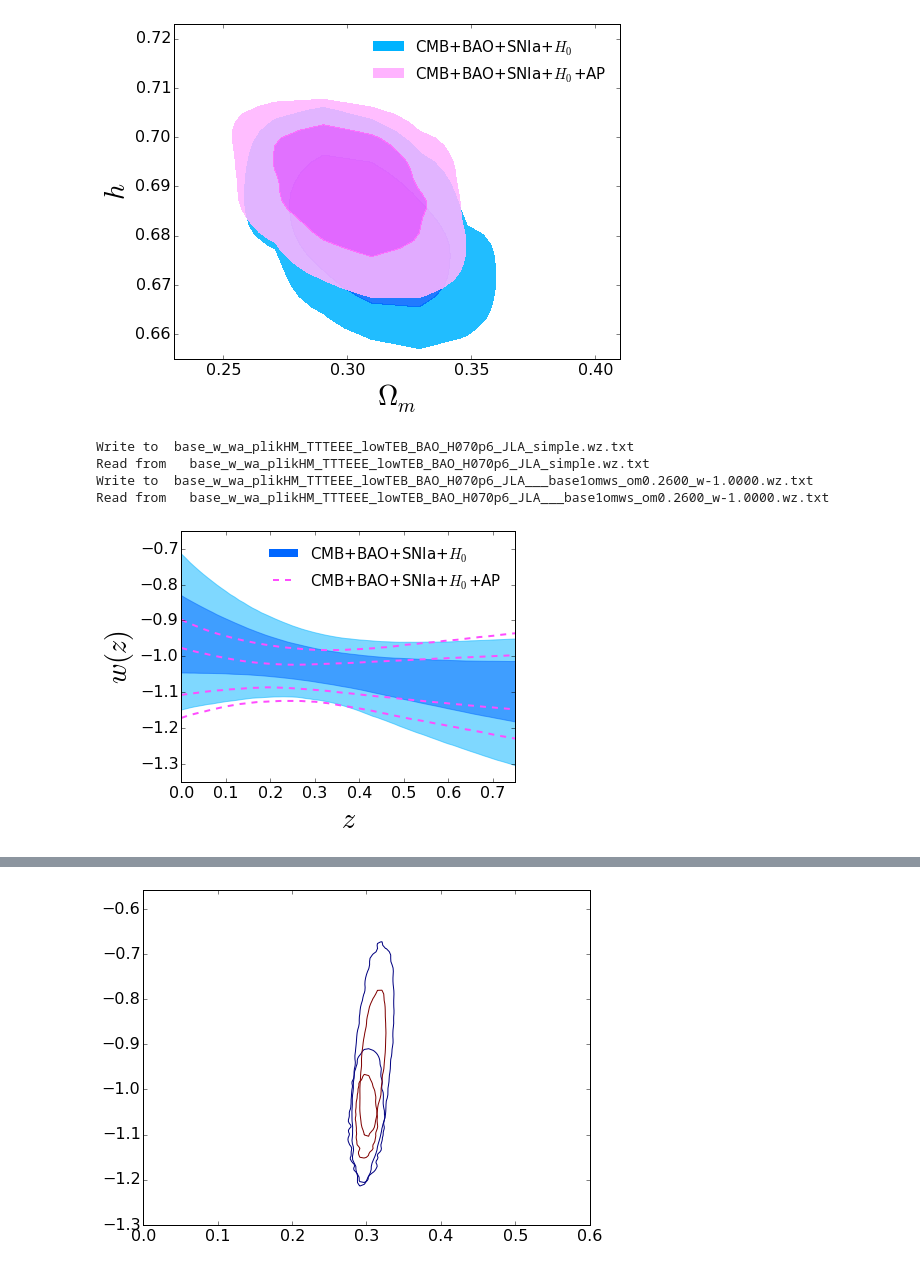
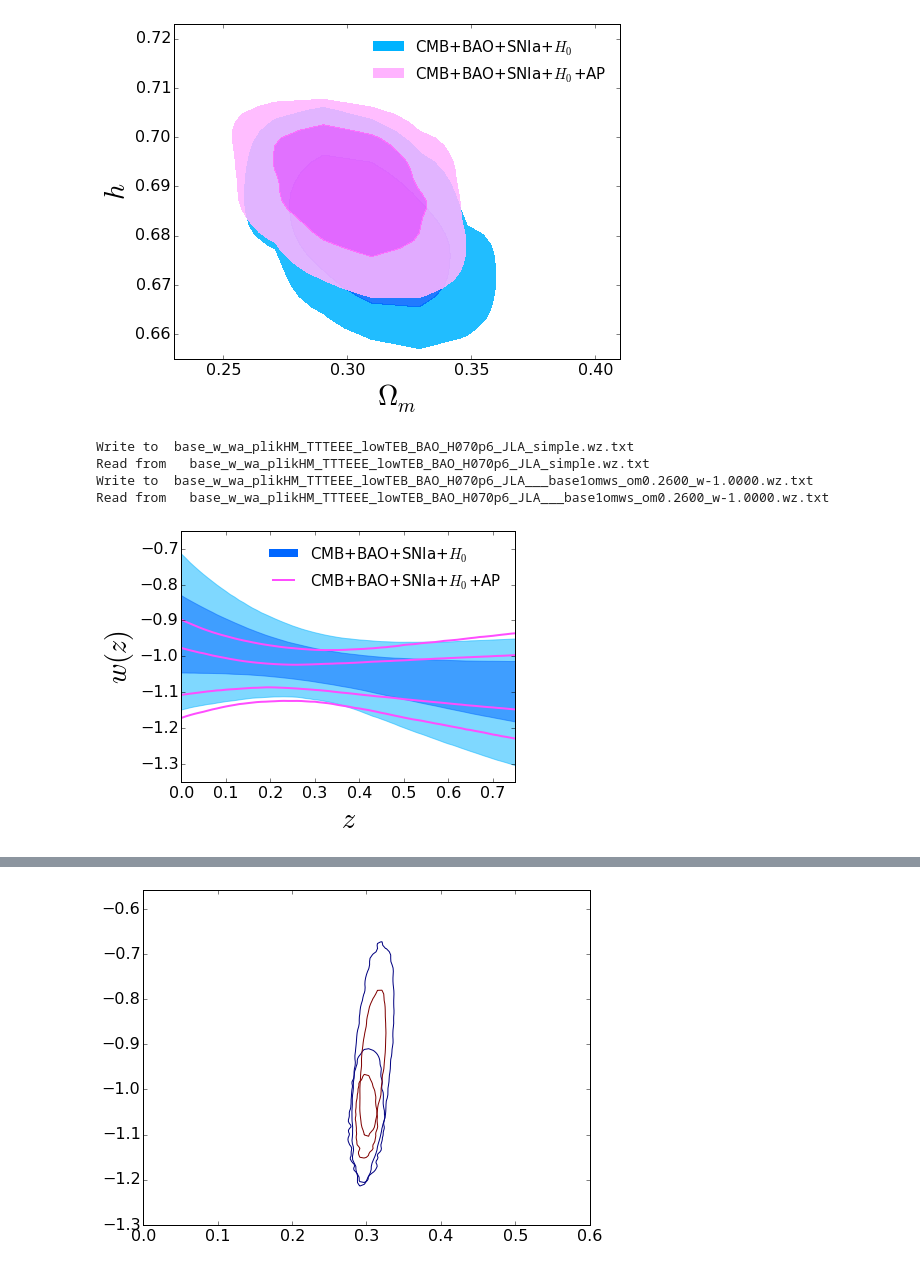
Before and after one commit to xiaodongli1986/2PCF_AP, a Jupyter notebook: 6.Plot_Contour_Draft.ipynb, the cells around one changed output, grey strips where cells are left out. Cells and saved outputs as stored; diff of their text form; code cells hidden in the pictures.

```diff
--- a/6.Plot_Contour_Draft.ipynb
+++ b/6.Plot_Contour_Draft.ipynb
@@ -335,6 +441,7 @@ iplot = 0
 for basename in [
   'base_w_wa_plikHM_TTTEEE_lowTEB_BAO_H070p6_JLA_simple',
   'base_w_wa_plikHM_TTTEEE_lowTEB_BAO_H070p6_JLA___base1omws_om0.2600_w-1.0000',
+  #'base_w_wa_plikHM_TTTEEE_lowTEB_BAO_H070p6_JLA___base1omws_om0.2600_w-1.0000_NoSysCor',
     ]:
 
         if False:
@@ -352,6 +459,7 @@ for basename in [
                     wzs = [w0+wa*z/(1.0+z) for z in zs]
                     nowf2.write(array_to_str_fmtted([float(weight),float(lnlike)]+wzs, fmt='%.4f')+'\n')
                 nowf1.close(); nowf2.close()
+        #continue
         if True:
             margfile = '/home/xiaodongli/software/cosmomcs/12Oct_generic/'+basename + '_wz.margestats'
             nowf = open(basename+'.wz.txt', 'w');  margf = open(margfile,'r')
@@ -371,42 +479,49 @@ for basename in [
                 nowlab = 'CMB+BAO+SNIa+$H_0$'
                 C1, C2 = [0,0.7,1],[0,0.4,1]
                 alpha = 0.5
-            else:
+            if iplot == 1:
                 nowlab = 'CMB+BAO+SNIa+$H_0$+AP'
                 C1, C2 = [1,0.55,1],[1,0.3,1]
                 alpha = 0.5
+                ls = '-'
+            if iplot == 2:
+                nowlab = 'CMB+BAO+SNIa+$H_0$+AP, with sys'
+                C1, C2 = [0.4,0.4,0.4],[0.4,0.4,0.4]
+                alpha = 0.5
+                ls = '--'
             #if iplot == 0:
             #    ax.plot(Z+reverse_1darray(Z)+[Z[0]],W1+reverse_1darray(W2)+[W1[0]], lw=1, c='k');#,fillstyle='bottom' );
             #ax.plot(Z,W2, lw=1, c=C1, label=nowlab)
             #ax.fill(Z,W1,'b', meth='fill_between')
 
-            if iplot == 1:
-                #ax.fill_between(Z,W3,W4, color=C1, alpha=alpha )
-                #ax.fill_between(Z,W3,W4, color='k', visible=False, hatch='+' )
-                #ax.fill_between(Z,W1,W2, color=C2, alpha=alpha)
-                ax.plot(Z,W3, color=C2, lw=2, ls='--', label=nowlab)
-                ax.plot(Z,W4, color=C2, lw=2, ls='--')
-                ax.plot(Z,W1, color=C2, lw=2, ls='--')
-                ax.plot(Z,W2, color=C2, lw=2, ls='--')
+
             if iplot == 0:
                 ax.fill_between(Z,W3,W4, color=C1, alpha=alpha )
                 ax.fill_between(Z,W1,W2, color=C2, alpha=alpha)
                 ax.plot([0,0],[1000,1000], color=C2, lw=8,label=nowlab)
+            if iplot in [1,2]:
+                #ax.fill_between(Z,W3,W4, color=C1, alpha=alpha )
+                #ax.fill_between(Z,W3,W4, color='k', visible=False, hatch='+' )
+                #ax.fill_between(Z,W1,W2, color=C2, alpha=alpha)
+                ax.plot(Z,W3, color=C2, lw=2, ls=ls, label=nowlab)
+                ax.plot(Z,W4, color=C2, lw=2, ls=ls)
+                ax.plot(Z,W1, color=C2, lw=2, ls=ls)
+                ax.plot(Z,W2, color=C2, lw=2, ls=ls)
 
 
             #ax.plot(Z+reverse_1darray(Z),W3+reverse_1darray(W4), lw=2, ls='-',  c=C2, ); #ax.plot(Z,W4, lw=2, c=C1)
             iplot += 1
 #ax.plot([0,10], [-1,-1], lw=0.5, c='k', ls='--');
 #ax.grid()
 ax.set_xlabel('$z$', fontsize=28)
 ax.set_ylabel('$w(z)$', fontsize=28)
 ax.legend(frameon=False,fontsize=15)
 ax.set_xlim(0.0,0.75); ax.set_ylim(-1.35,-0.65)
 fig.tight_layout()
 fig.savefig('./Draft/figCPL_d.'+figformat, format=figformat)
 # %% [output]
 Write to  base_w_wa_plikHM_TTTEEE_lowTEB_BAO_H070p6_JLA_simple.wz.txt
 Read from   base_w_wa_plikHM_TTTEEE_lowTEB_BAO_H070p6_JLA_simple.wz.txt
 Write to  base_w_wa_plikHM_TTTEEE_lowTEB_BAO_H070p6_JLA___base1omws_om0.2600_w-1.0000.wz.txt
 Read from   base_w_wa_plikHM_TTTEEE_lowTEB_BAO_H070p6_JLA___base1omws_om0.2600_w-1.0000.wz.txt
-[figure, old version]
+[figure, new version]
```
Also changed, not shown: parts of 2 cells of this notebook, 30 other files.
